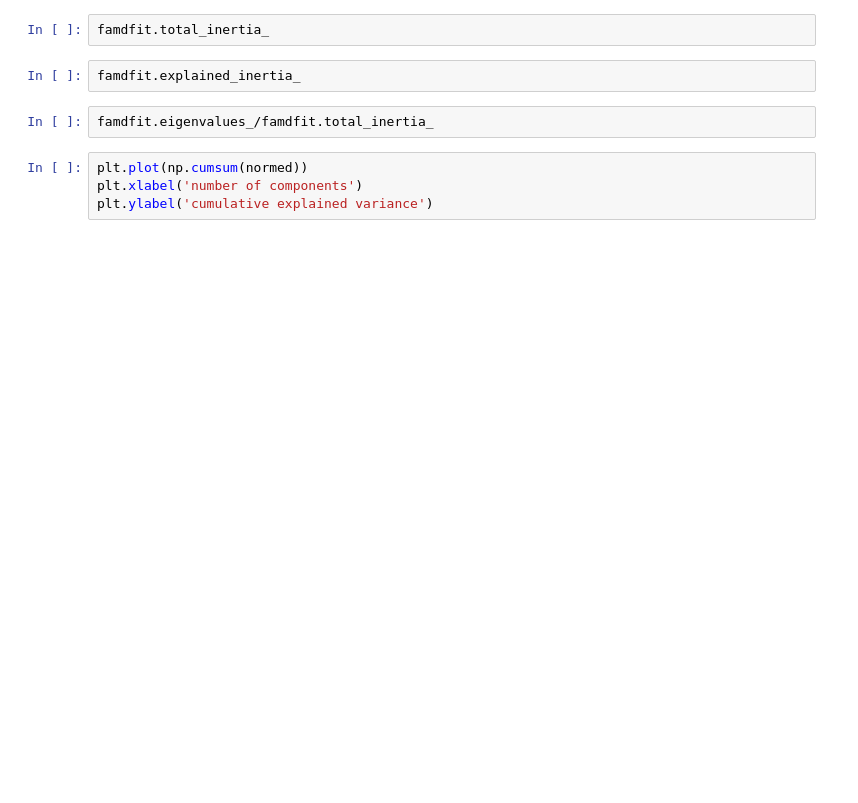
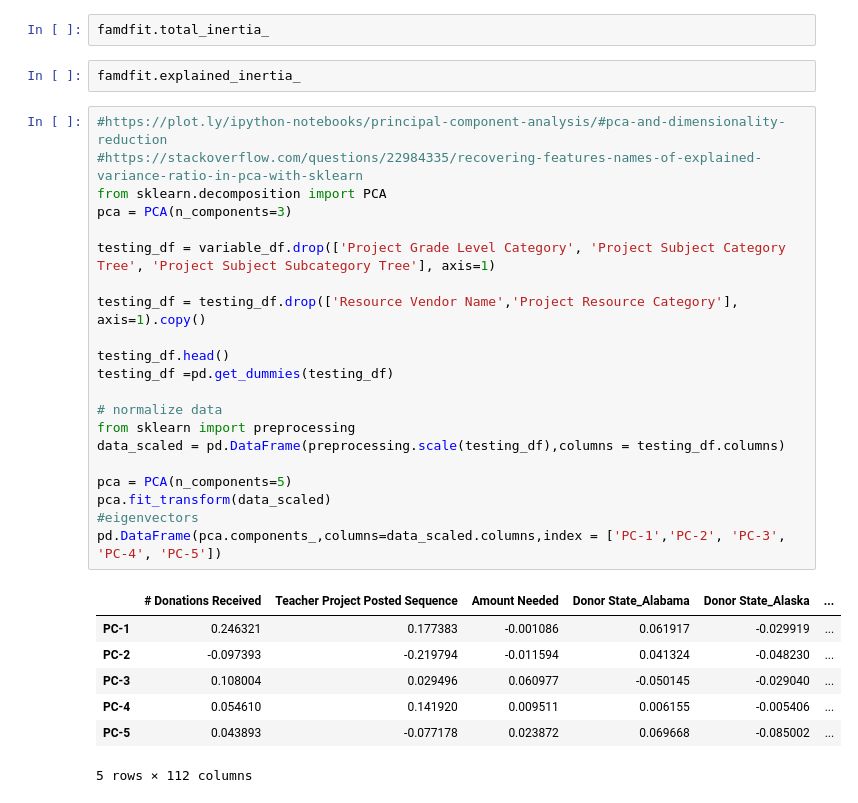
Before and after one commit to weirdyang/practice, a Jupyter notebook: applied_forecasting/laura/Group Assignment - PCA.ipynb, the cells around one changed output. Drawn from its saved outputs; the diff is of its cells as text; blank space fills up the shorter version.

```diff
--- a/applied_forecasting/laura/Group Assignment - PCA.ipynb
+++ b/applied_forecasting/laura/Group Assignment - PCA.ipynb
@@ -201,9 +221,32 @@ famdfit.eigenvalues_
 famdfit.total_inertia_
 # %%
 famdfit.explained_inertia_
-# %%
-famdfit.eigenvalues_/famdfit.total_inertia_
-# %%
-plt.plot(np.cumsum(normed))
-plt.xlabel('number of components')
-plt.ylabel('cumulative explained variance')
+# %%
+#https://plot.ly/ipython-notebooks/principal-component-analysis/#pca-and-dimensionality-reduction
+#https://stackoverflow.com/questions/22984335/recovering-features-names-of-explained-variance-ratio-in-pca-with-sklearn
+from sklearn.decomposition import PCA
+pca = PCA(n_components=3)
+
+testing_df = variable_df.drop(['Project Grade Level Category', 'Project Subject Category Tree', 'Project Subject Subcategory Tree'], axis=1)
+
+testing_df = testing_df.drop(['Resource Vendor Name','Project Resource Category'], axis=1).copy()
+
+testing_df.head()
+testing_df =pd.get_dummies(testing_df)
+
+# normalize data
+from sklearn import preprocessing
+data_scaled = pd.DataFrame(preprocessing.scale(testing_df),columns = testing_df.columns)
+
+pca = PCA(n_components=5)
+pca.fit_transform(data_scaled)
+#eigenvectors
+pd.DataFrame(pca.components_,columns=data_scaled.columns,index = ['PC-1','PC-2', 'PC-3', 'PC-4', 'PC-5'])
+# %% [output]
+|  | # Donations Received | Teacher Project Posted Sequence | Amount Needed | Donor State_Alabama | Donor State_Alaska | ... |
+| PC-1 | 0.246321 | 0.177383 | -0.001086 | 0.061917 | -0.029919 | ... |
+| PC-2 | -0.097393 | -0.219794 | -0.011594 | 0.041324 | -0.048230 | ... |
+| PC-3 | 0.108004 | 0.029496 | 0.060977 | -0.050145 | -0.029040 | ... |
+| PC-4 | 0.054610 | 0.141920 | 0.009511 | 0.006155 | -0.005406 | ... |
+| PC-5 | 0.043893 | -0.077178 | 0.023872 | 0.069668 | -0.085002 | ... |
+5 rows × 112 columns
```
Also changed, not shown: parts of 18 cells of this notebook.
